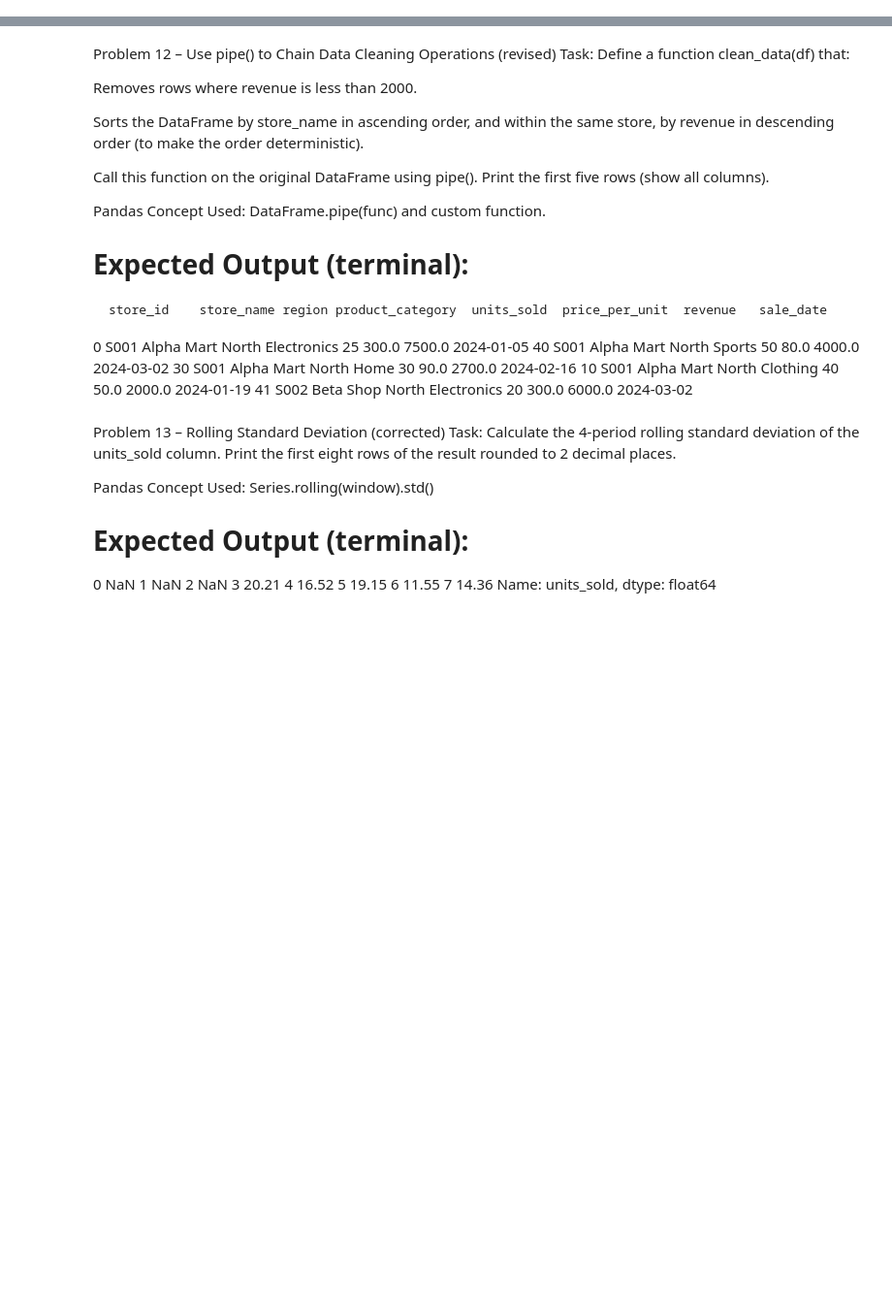
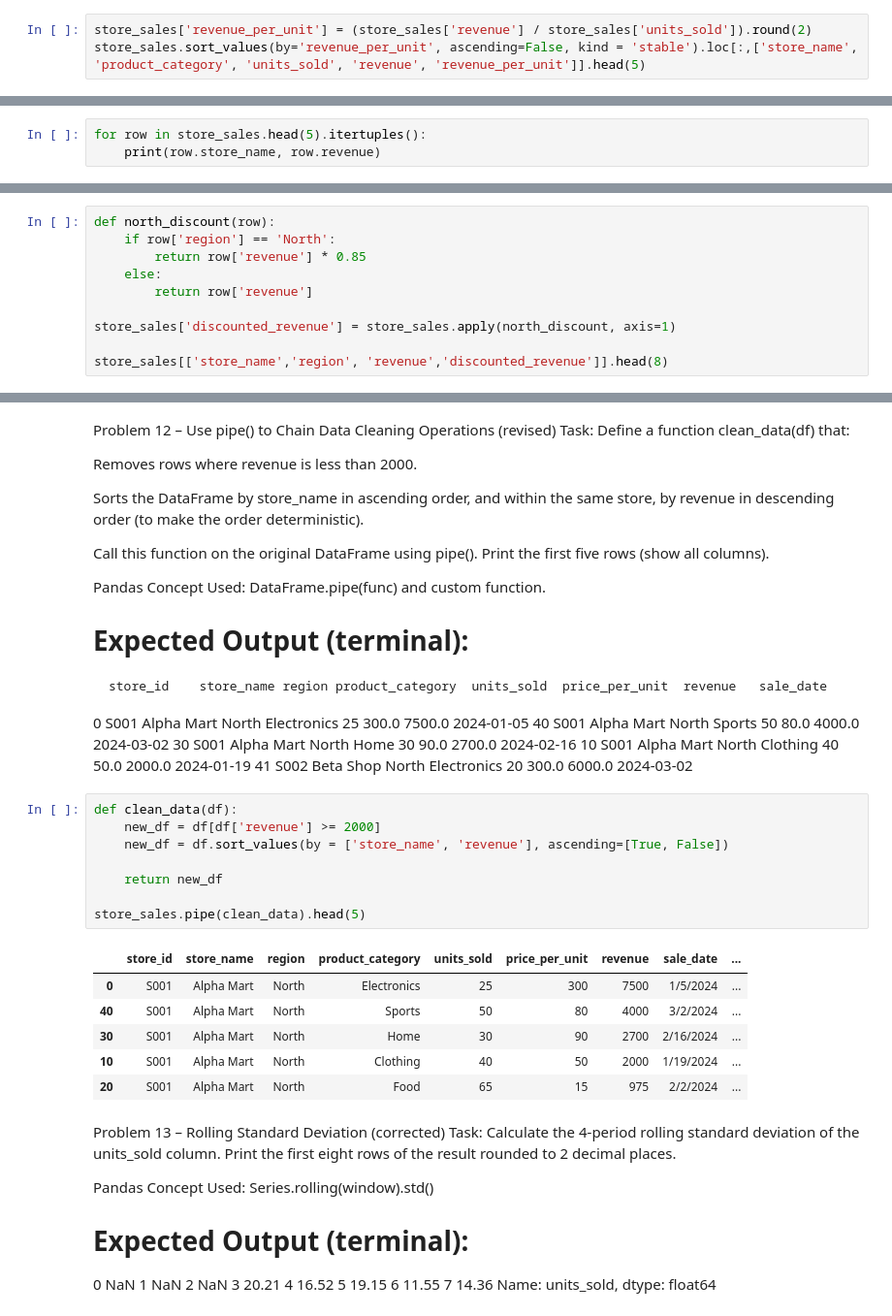
Before and after one commit to JerickJualo/Pandas---Problem-Solving---DeepSeek, a Jupyter notebook: Problem Solving/Data Handling Notebooks/Data Handling - Intermediate.ipynb, the cells around one changed output, grey strips where cells are left out. Shown at 97% size. Cells and saved outputs as stored; diff of their text form; blank space fills up the shorter version.

Commit message:
PART 11 - 5/11/26 - /Data Handling (1-15) - Intermediate-[DONE]/

```diff
--- a/Problem Solving/Data Handling Notebooks/Data Handling - Intermediate.ipynb
+++ b/Problem Solving/Data Handling Notebooks/Data Handling - Intermediate.ipynb
@@ -37,2 +47,5 @@ Creating a column, sort_values(), and column selection.
 
 Note: All Electronics have price 300, so they tie at 300.00.
+# %%
+store_sales['revenue_per_unit'] = (store_sales['revenue'] / store_sales['units_sold']).round(2)
+store_sales.sort_values(by='revenue_per_unit', ascending=False, kind = 'stable').loc[:,['store_name', 'product_category', 'units_sold', 'revenue', 'revenue_per_unit']].head(5)
@@ -65,3 +97,6 @@ Beta Shop 2250.0
 Gamma Store 1050.0
 Delta Depot 2700.0
 Epsilon Outlet 4000.0
+# %%
+for row in store_sales.head(5).itertuples():
+    print(row.store_name, row.revenue)
@@ -197,3 +342,13 @@ DataFrame.apply(func, axis=1)
 5   Zeta Market     East   9000.0              9000.0
 6   Eta Traders     West   2500.0              2500.0
 7   Theta Plaza     West    975.0               975.0
+# %%
+def north_discount(row):
+    if row['region'] == 'North':
+        return row['revenue'] * 0.85
+    else:
+        return row['revenue']
+
+store_sales['discounted_revenue'] = store_sales.apply(north_discount, axis=1)
+
+store_sales[['store_name','region', 'revenue','discounted_revenue']].head(8)
@@ -221,3 +386,18 @@ DataFrame.pipe(func) and custom function.
+# %%
+def clean_data(df):
+    new_df = df[df['revenue'] >= 2000]
+    new_df = df.sort_values(by = ['store_name', 'revenue'], ascending=[True, False])
+
+    return new_df
+
+store_sales.pipe(clean_data).head(5)
+# %% [output]
+|  | store_id | store_name | region | product_category | units_sold | price_per_unit | revenue | sale_date | ... |
+| 0 | S001 | Alpha Mart | North | Electronics | 25 | 300 | 7500 | 1/5/2024 | ... |
+| 40 | S001 | Alpha Mart | North | Sports | 50 | 80 | 4000 | 3/2/2024 | ... |
+| 30 | S001 | Alpha Mart | North | Home | 30 | 90 | 2700 | 2/16/2024 | ... |
+| 10 | S001 | Alpha Mart | North | Clothing | 40 | 50 | 2000 | 1/19/2024 | ... |
+| 20 | S001 | Alpha Mart | North | Food | 65 | 15 | 975 | 2/2/2024 | ... |
 # %% [markdown]
 Problem 13 – Rolling Standard Deviation (corrected)
 Task:
```
Also changed, not shown: parts of 20 cells of this notebook.
